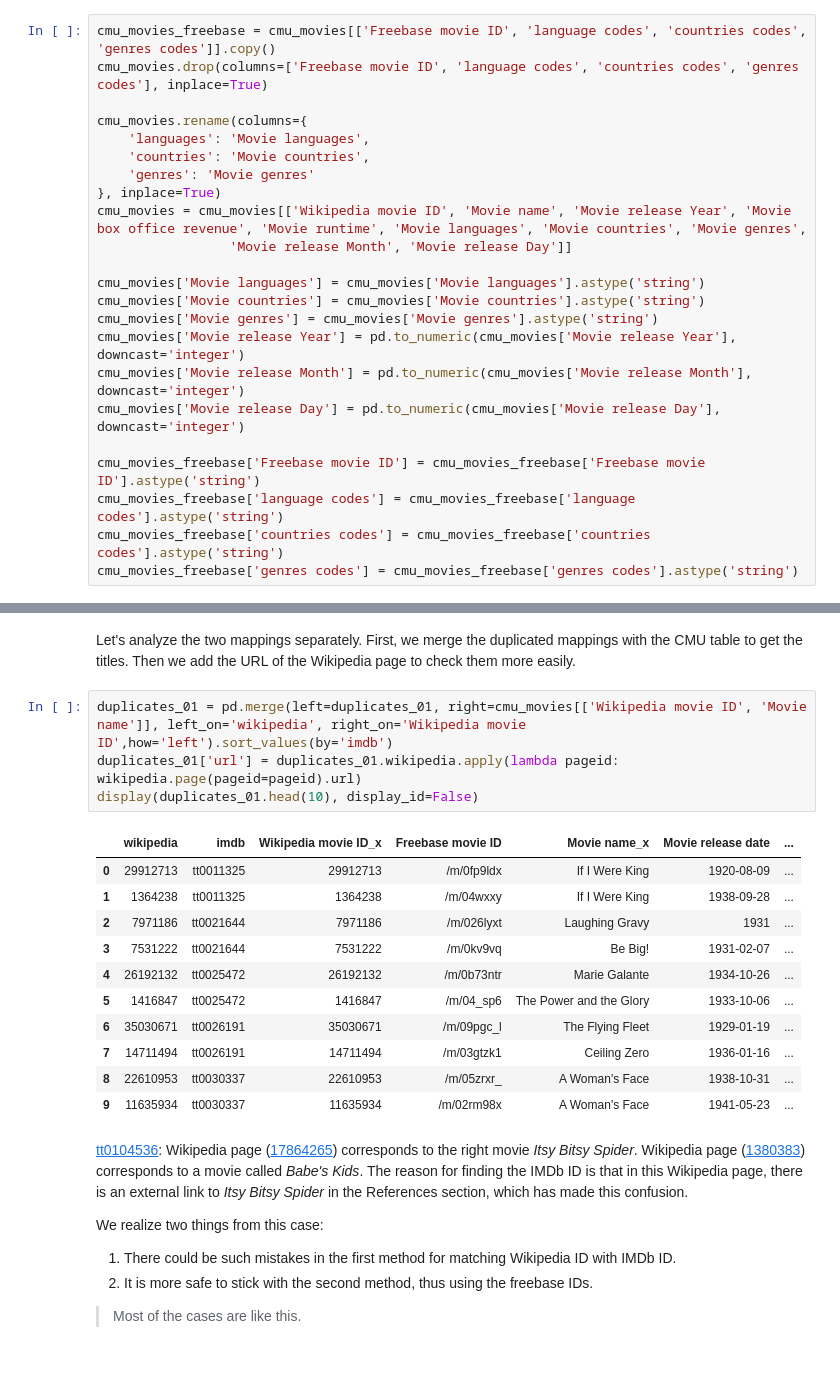
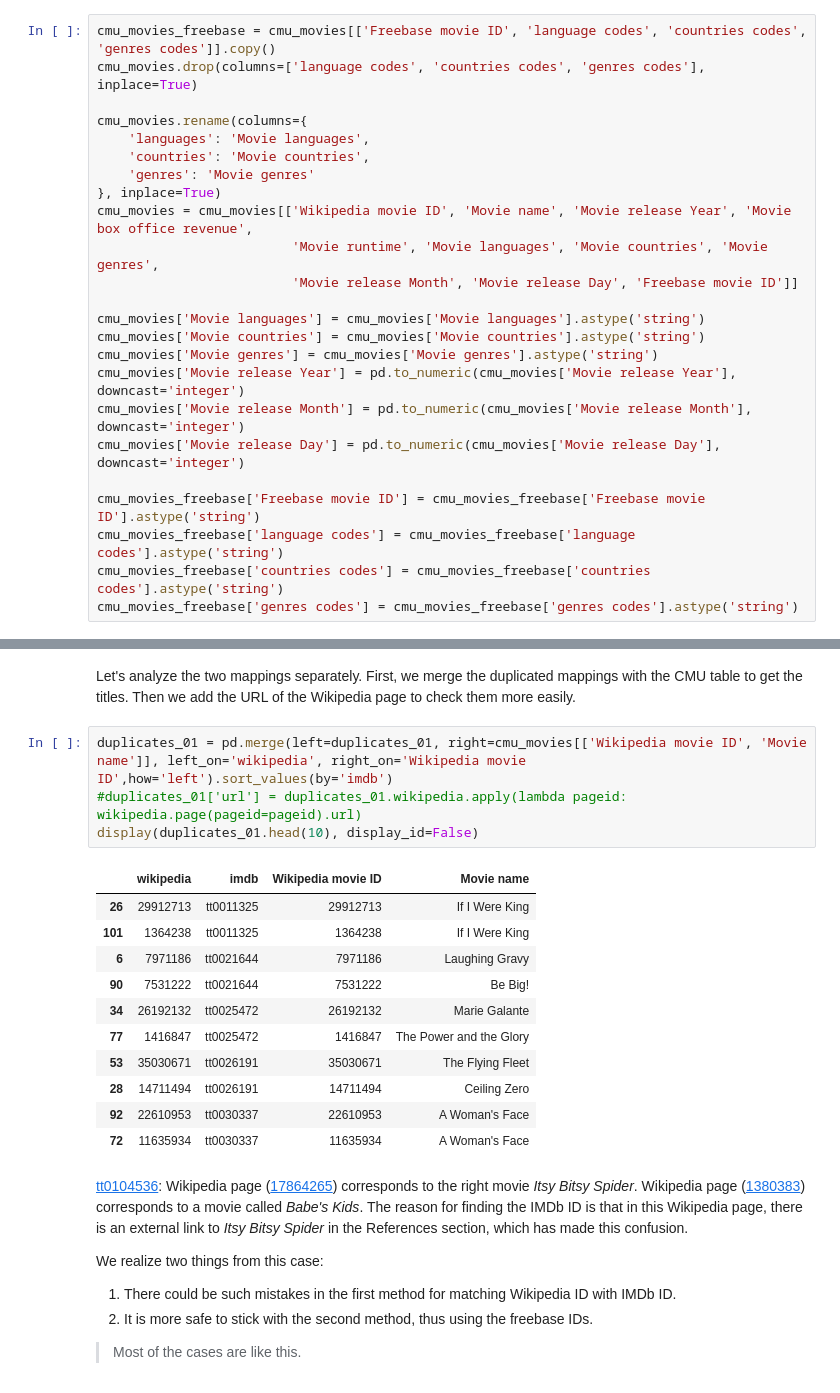
Before and after one commit to epfl-ada/ada-2023-project-crunchychicken, a Jupyter notebook: P2.ipynb, the cells around one changed output, grey strips where cells are left out. Drawn from its saved outputs; the diff is of its cells as text.

```diff
--- a/P2.ipynb
+++ b/P2.ipynb
@@ -194,15 +194,16 @@ cmu_movies.drop(columns=['Movie genres', 'parsed genres'], inplace=True)
 Let's only keep the columns we need.
 # %%
 cmu_movies_freebase = cmu_movies[['Freebase movie ID', 'language codes', 'countries codes', 'genres codes']].copy()
-cmu_movies.drop(columns=['Freebase movie ID', 'language codes', 'countries codes', 'genres codes'], inplace=True)
+cmu_movies.drop(columns=['language codes', 'countries codes', 'genres codes'], inplace=True)
 
 cmu_movies.rename(columns={
     'languages': 'Movie languages',
     'countries': 'Movie countries',
     'genres': 'Movie genres'
 }, inplace=True)
-cmu_movies = cmu_movies[['Wikipedia movie ID', 'Movie name', 'Movie release Year', 'Movie box office revenue', 'Movie runtime', 'Movie languages', 'Movie countries', 'Movie genres',
-                 'Movie release Month', 'Movie release Day']]
+cmu_movies = cmu_movies[['Wikipedia movie ID', 'Movie name', 'Movie release Year', 'Movie box office revenue',
+                         'Movie runtime', 'Movie languages', 'Movie countries', 'Movie genres',
+                         'Movie release Month', 'Movie release Day', 'Freebase movie ID']]
 
 cmu_movies['Movie languages'] = cmu_movies['Movie languages'].astype('string')
 cmu_movies['Movie countries'] = cmu_movies['Movie countries'].astype('string')
@@ -1462,20 +1463,20 @@ len(duplicates_01.imdb.unique()), len(duplicates_02.imdb.unique())
 Let's analyze the two mappings separately. First, we merge the duplicated mappings with the CMU table to get the titles. Then we add the URL of the Wikipedia page to check them more easily.
 # %%
 duplicates_01 = pd.merge(left=duplicates_01, right=cmu_movies[['Wikipedia movie ID', 'Movie name']], left_on='wikipedia', right_on='Wikipedia movie ID',how='left').sort_values(by='imdb')
-duplicates_01['url'] = duplicates_01.wikipedia.apply(lambda pageid: wikipedia.page(pageid=pageid).url)
+#duplicates_01['url'] = duplicates_01.wikipedia.apply(lambda pageid: wikipedia.page(pageid=pageid).url)
 display(duplicates_01.head(10), display_id=False)
 # %% [output]
-|  | wikipedia | imdb | Wikipedia movie ID_x | Freebase movie ID | Movie name_x | Movie release date | ... |
-| 0 | 29912713 | tt0011325 | 29912713 | /m/0fp9ldx | If I Were King | 1920-08-09 | ... |
-| 1 | 1364238 | tt0011325 | 1364238 | /m/04wxxy | If I Were King | 1938-09-28 | ... |
-| 2 | 7971186 | tt0021644 | 7971186 | /m/026lyxt | Laughing Gravy | 1931 | ... |
-| 3 | 7531222 | tt0021644 | 7531222 | /m/0kv9vq | Be Big! | 1931-02-07 | ... |
-| 4 | 26192132 | tt0025472 | 26192132 | /m/0b73ntr | Marie Galante | 1934-10-26 | ... |
-| 5 | 1416847 | tt0025472 | 1416847 | /m/04_sp6 | The Power and the Glory | 1933-10-06 | ... |
-| 6 | 35030671 | tt0026191 | 35030671 | /m/09pgc_l | The Flying Fleet | 1929-01-19 | ... |
-| 7 | 14711494 | tt0026191 | 14711494 | /m/03gtzk1 | Ceiling Zero | 1936-01-16 | ... |
-| 8 | 22610953 | tt0030337 | 22610953 | /m/05zrxr_ | A Woman's Face | 1938-10-31 | ... |
-| 9 | 11635934 | tt0030337 | 11635934 | /m/02rm98x | A Woman's Face | 1941-05-23 | ... |
+|  | wikipedia | imdb | Wikipedia movie ID | Movie name |
+| 26 | 29912713 | tt0011325 | 29912713 | If I Were King |
+| 101 | 1364238 | tt0011325 | 1364238 | If I Were King |
+| 6 | 7971186 | tt0021644 | 7971186 | Laughing Gravy |
+| 90 | 7531222 | tt0021644 | 7531222 | Be Big! |
+| 34 | 26192132 | tt0025472 | 26192132 | Marie Galante |
+| 77 | 1416847 | tt0025472 | 1416847 | The Power and the Glory |
+| 53 | 35030671 | tt0026191 | 35030671 | The Flying Fleet |
+| 28 | 14711494 | tt0026191 | 14711494 | Ceiling Zero |
+| 92 | 22610953 | tt0030337 | 22610953 | A Woman's Face |
+| 72 | 11635934 | tt0030337 | 11635934 | A Woman's Face |
 # %% [markdown]
 [tt0104536](https://www.imdb.com/title/tt0104536/): Wikipedia page ([17864265](https://en.wikipedia.org/wiki/Itsy_Bitsy_Spider_(film))) corresponds to the right movie *Itsy Bitsy Spider*. Wikipedia page ([1380383](https://en.wikipedia.org/wiki/Bebe%27s_Kids)) corresponds to a movie called *Babe's Kids*. The reason for finding the IMDb ID is that in this Wikipedia page, there is an external link to *Itsy Bitsy Spider* in the References section, which has made this confusion.
 
```
Also changed, not shown: parts of 15 cells of this notebook.
